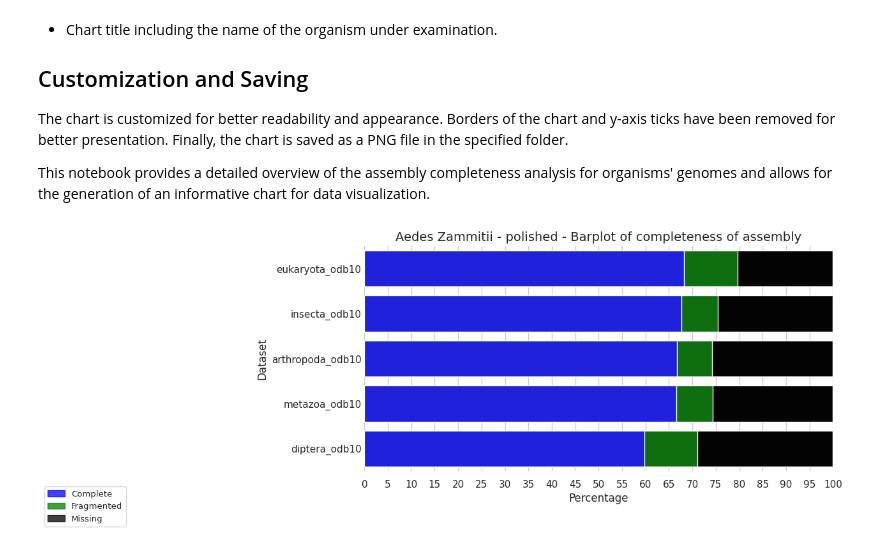
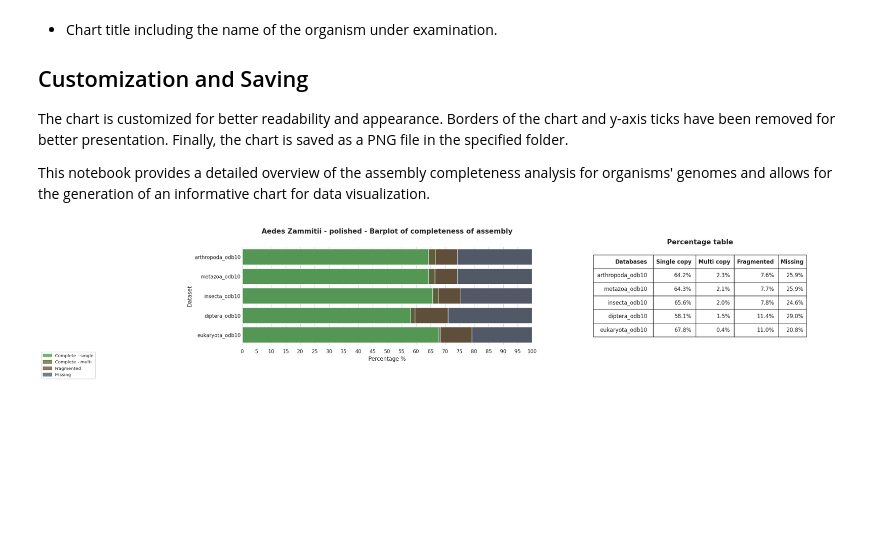
Before and after one commit to lorenzo-arcioni/BioSwiftAnalytics, a Jupyter notebook: busco.old.ipynb, the cells around one changed output. Saved outputs shown, nothing was run; the diff lists cells and outputs as text; code cells hidden in the pictures; blank space fills up the shorter version.

```diff
--- a/busco.old.ipynb
+++ b/busco.old.ipynb
@@ -71,55 +164,79 @@ The chart is customized for better readability and appearance. Borders of the ch
 
 This notebook provides a detailed overview of the assembly completeness analysis for organisms' genomes and allows for the generation of an informative chart for data visualization.
 # %%
-from matplotlib import patches
+import seaborn as sns
+import matplotlib.pyplot as plt
 import matplotlib.ticker as ticker
+import numpy as np
+from matplotlib.patches import Patch
 
 # Impostazione dello stile di Seaborn
 sns.set(style="whitegrid")
-colori = ['blue', 'green', 'black']
+colori = ['#49a34b', '#636633', '#664f33', '#4b5669']
 db_names = [x['lineage_dataset']['name'] for x in json_files]
-labels = ['Complete', 'Fragmented', 'Missing']
+labels = ['Complete - single', 'Complete - multi', 'Fragmented', 'Missing']
+busco_labels = ['Single copy', 'Multi copy', 'Fragmented', 'Missing']
 
 # Creazione del grafico
-fig, ax = plt.subplots(figsize=(15, dbs))
+fig, axs = plt.subplots(figsize=(25, len(db_names)), ncols=2, nrows=1)
 
 # Creazione della matrice dei valori
 values_matrix = np.array([])
-for label in labels:
+for label in busco_labels:
     if values_matrix.size != 0:
         values_matrix = np.vstack([values_matrix, values_matrix[-1] + [file['results'][label] for file in json_files]])
     else:
         values_matrix = np.array([file['results'][label] for file in json_files], ndmin=2)
 
 #########################################################################################################
 
 # Creazione delle singole barre con colori diversi
 for idx, label in enumerate(labels):
-    sns.barplot(x=values_matrix[-idx-1], color=colori[-idx-1], y=db_names, ax=ax, errorbar=None, alpha=0.99)
+    sns.barplot(x=values_matrix[-idx-1], color=colori[-idx-1], y=db_names, ax=axs[0], errorbar=None, alpha=0.99)
 
-ax.xaxis.set_major_locator(ticker.MultipleLocator(5))
+axs[0].xaxis.set_major_locator(ticker.MultipleLocator(5))
 # Personalizzazione dell'asse x, y e degli spazi dei ticks
-ax.set_xlabel('Percentage', fontsize=12)
-ax.set_ylabel('Dataset', fontsize=12)
-ax.set_title(organism + ' - Barplot of completeness of assembly', fontsize=14)
+axs[0].set_xlabel('Percentage %', fontsize=12)
+axs[0].set_ylabel('Dataset', fontsize=12)
+axs[0].set_title(organism + ' - Barplot of completeness of assembly', fontsize=15, weight='bold', pad=30)
 
 # Set the x-axis limits
-ax.set_xlim(0, 100)
+axs[0].set_xlim(0, 100)
 
 # Rimozione dei bordilist(h[-1]) del grafico
 sns.despine(top=True, right=True, left=True, bottom=True)
 
 # Rimozione dei ticks dell'asse y
-ax.tick_params(axis='y', length=0)
+axs[0].tick_params(axis='y', length=0)
 
 # Legenda
-patches_list = [patches.Patch(color=colori[i], label=labels[i], alpha=0.75) for i in range(len(labels))]
-ax.legend(handles=patches_list, bbox_to_anchor=(-0.5, -0.05), fontsize="9.5")
+patches_list = [Patch(color=colori[i], label=labels[i], alpha=0.75) for i in range(len(labels))]
+axs[0].legend(handles=patches_list, bbox_to_anchor=(-0.5, -0.05), fontsize="9.5")
 
 plt.tight_layout()
 
-plt.savefig(path + filename + '_completeness.png', bbox_inches = 'tight', dpi=300)
+table_data = [["Databases"] + busco_labels]
+
+for file, db in zip(json_files, db_names):
+    table_data.append([db] + [str(file['results'][label]) + '%' for label in busco_labels])
+
+table = axs[1].table(cellText=table_data, loc='center')
+
+table.set_fontsize(35)
+table.scale(1, 2.5)
+table.auto_set_column_width(col=list(range(len(table_data[0]))))
+axs[1].set_title("Percentage table", weight='bold', size=15)
+
+from matplotlib.font_manager import FontProperties
+
+for (row, col), cell in table.get_celld().items():
+  if (row == 0) or (col == -1):
+    cell.set_text_props(fontproperties=FontProperties(weight='bold'))
+
+axs[1].axis('off')
+
+plt.savefig(out_path + filename + '_completeness.png', bbox_inches = 'tight', dpi=300)
 
 plt.show()
 # %% [output]
-[figure, old version]
+[figure, new version]
```
Also changed, not shown: parts of 3 cells of this notebook, 24 other files.
